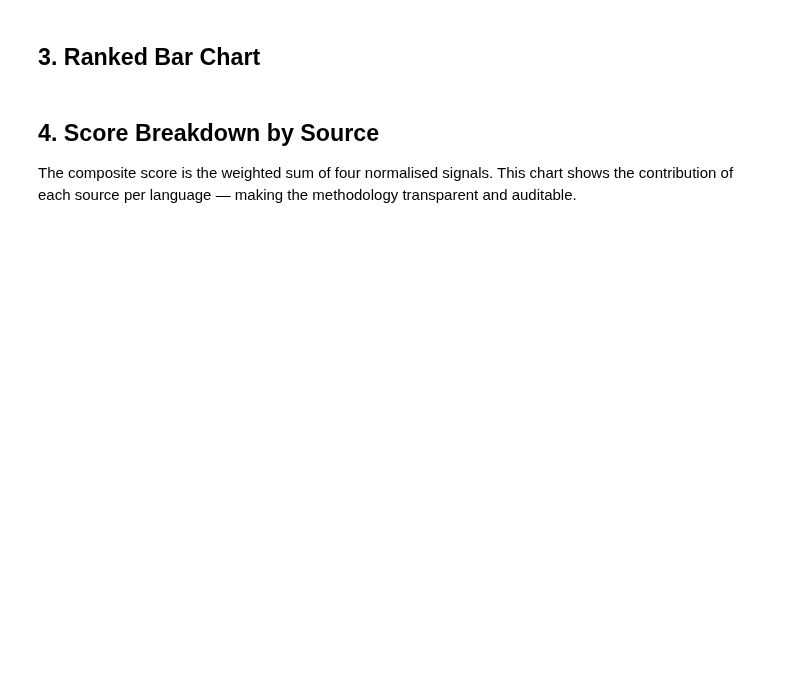
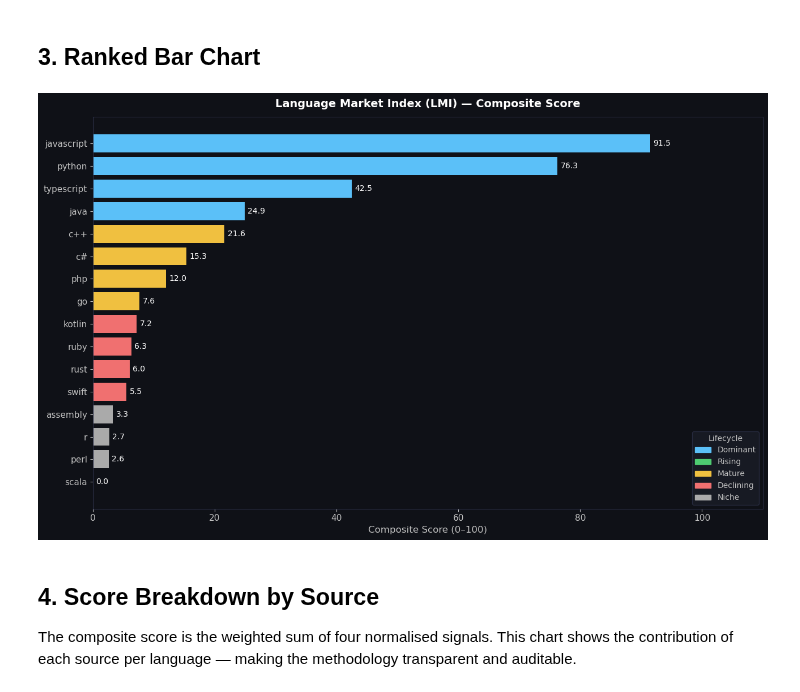
Before and after one commit to xavier-oc-programming/programming-language-trends-analysis, a Jupyter notebook: notebooks/02_language_market_index.ipynb, the cells around one changed output. Saved outputs shown, nothing was run; the diff lists cells and outputs as text; code cells hidden in the pictures; blank space fills up the shorter version.

```diff
--- a/notebooks/02_language_market_index.ipynb
+++ b/notebooks/02_language_market_index.ipynb
@@ -54,41 +78,48 @@ print(index[['rank', 'language', 'composite_score', 'lifecycle']].to_string(inde
 # %% [markdown]
 ## 3. Ranked Bar Chart
 # %%
+import matplotlib.patches as mpatches
+
 LIFECYCLE_COLORS = {
     'Dominant':  '#5bc0f8',
     'Rising':    '#4ecb71',
     'Mature':    '#f0c040',
     'Declining': '#f07070',
     'Niche':     '#aaaaaa',
 }
 
 fig, ax = plt.subplots(figsize=(13, 8))
-colors  = [LIFECYCLE_COLORS.get(lc, '#fff') for lc in index['lifecycle']]
+colors  = [LIFECYCLE_COLORS.get(lc, '#aaaaaa') for lc in index['lifecycle']]
 
 bars = ax.barh(index['language'][::-1], index['composite_score'][::-1],
                color=colors[::-1], edgecolor='none')
 
 for bar, score in zip(bars, index['composite_score'][::-1]):
     ax.text(score + 0.5, bar.get_y() + bar.get_height() / 2,
             f'{score:.1f}', va='center', fontsize=10, color='white')
 
-for label, color in LIFECYCLE_COLORS.items():
-    ax.barh([], [], color=color, label=label)
-ax.legend(title='Lifecycle', fontsize=10, title_fontsize=10, loc='lower right')
+patches = [mpatches.Patch(color=c, label=l) for l, c in LIFECYCLE_COLORS.items()]
+leg = ax.legend(handles=patches, title='Lifecycle', fontsize=10, title_fontsize=10,
+                loc='lower right', facecolor='#1a1d27', edgecolor='#2d3148',
+                labelcolor='#c0c0c0')
+leg.get_title().set_color('#c0c0c0')
 
 ax.set_title('Language Market Index (LMI) — Composite Score', fontsize=14, fontweight='bold', pad=12)
 ax.set_xlabel('Composite Score (0–100)', fontsize=12)
 ax.set_xlim(0, 110)
 ax.set_facecolor('#0f1117')
 fig.patch.set_facecolor('#0f1117')
 ax.tick_params(colors='#c0c0c0', labelsize=11)
 ax.xaxis.label.set_color('#c0c0c0')
+ax.yaxis.label.set_color('#c0c0c0')
 ax.title.set_color('white')
 for spine in ax.spines.values(): spine.set_edgecolor('#2d3148')
 plt.tight_layout()
-plt.savefig(os.path.join('..', 'plots', 'lmi', 'composite_scores.png'), dpi=150,
+plt.savefig(os.path.join('..', 'plots', 'language_market_index', 'composite_scores.png'), dpi=150,
             facecolor=fig.get_facecolor())
 plt.show()
+# %% [output]
+[figure, added]
 # %% [markdown]
 ## 4. Score Breakdown by Source
 
```
Also changed, not shown: parts of 4 cells of this notebook, 18 other files.
